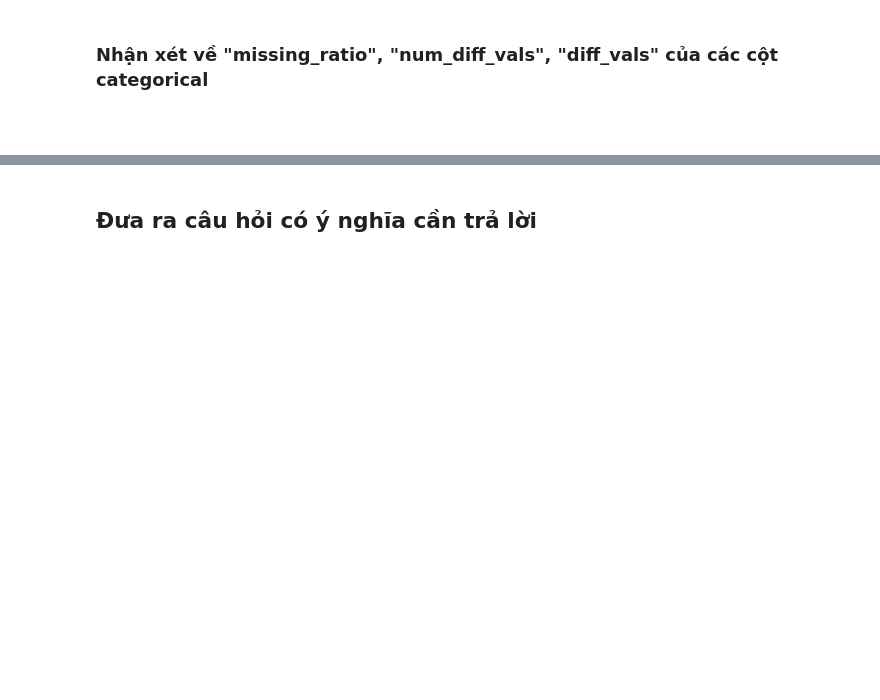
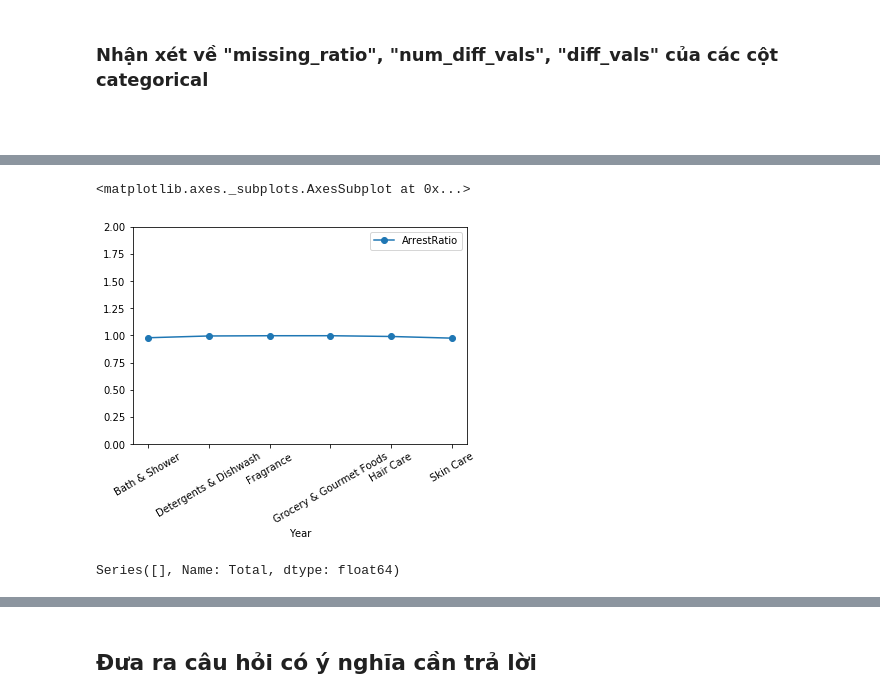
Before and after one commit to P4DS-19CLC-FinalProject/FinalProject, a Jupyter notebook: Main Flow.ipynb, the cells around one changed output, grey strips where cells are left out. Drawn from its saved outputs; the diff is of its cells as text; code cells hidden in the pictures; blank space fills up the shorter version.

```diff
--- a/Main Flow.ipynb
+++ b/Main Flow.ipynb
@@ -211,0 +280,23 @@ Name: Category, dtype: object
+# %%
+# YOUR CODE HERE
+gb_arrest_year = product_df.groupby(['Category','Stock Availibility']).size()
+
+
+gb_arrest_year.name = "Total"
+
+df_arrest_year = gb_arrest_year.to_frame()
+df_arrest_year
+
+
+# multi_district_ratio = vl_beat_district[vl_beat_district>=2].count()/vl_beat_district.count()
+arrest_ratio_each_year = df_arrest_year.groupby(level=0).apply(lambda x:
+                                                 x / float(x.sum()))
+arrest_ratio_each_year = arrest_ratio_each_year.reset_index()
+# arrest_ratio_each_year = arrest_ratio_each_year[==True]
+arrest_ratio_each_year = arrest_ratio_each_year[arrest_ratio_each_year['Stock Availibility']=="YES"]
+arrest_ratio_each_year = arrest_ratio_each_year.set_index('Category')
+
+# index = arrest_ratio_each_year['Year']
+arrest_ratio_each_year = arrest_ratio_each_year['Total']
+# arrest_ratio_each_year = arrest_ratio_each_year.reindex(index)
+arrest_ratio_each_year
@@ -211,0 +312,13 @@ Name: Category, dtype: object
+# %%
+# YOUR CODE HERE
+df = pd.DataFrame({'Year': arrest_ratio_each_year.index,
+                   'ArrestRatio': arrest_ratio_each_year.values})
+
+df.plot.line(x='Year', y='ArrestRatio', marker='o' , ylim = (0,2) ,rot =30)
+# %% [output]
+<matplotlib.axes._subplots.AxesSubplot at 0x...>
+[figure, added]
+# %%
+arrest_ratio_each_year
+# %% [output]
+Series([], Name: Total, dtype: float64)
```
Also changed, not shown: parts of 15 cells of this notebook.
